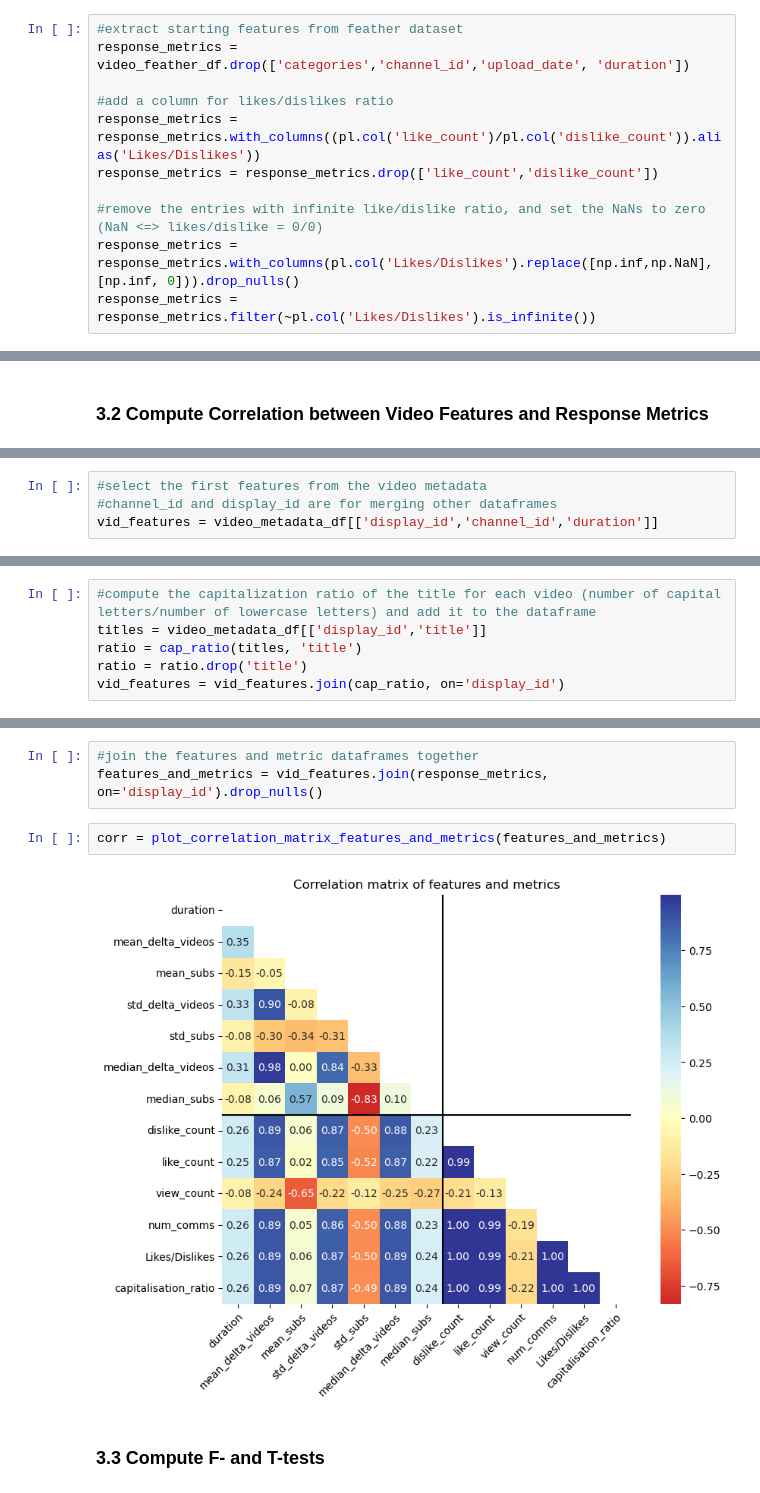
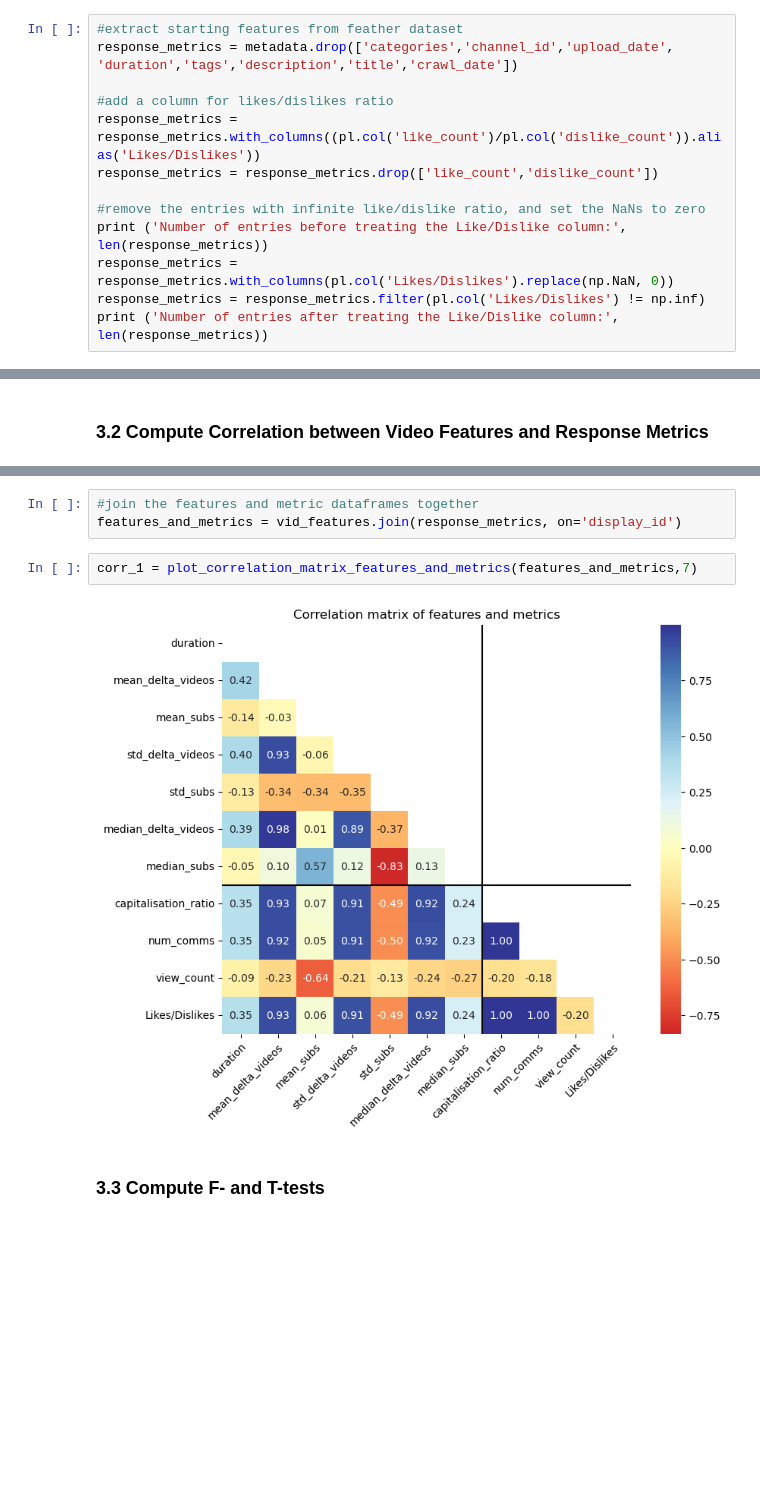
Before and after one commit to epfl-ada/ada-2024-project-lil0mohammadali, a Jupyter notebook: results.ipynb, the cells around one changed output, grey strips where cells are left out. Cells and saved outputs as stored; diff of their text form; blank space fills up the shorter version.

```diff
--- a/results.ipynb
+++ b/results.ipynb
@@ -463,12 +465,14 @@ inv_channel_dict = {v: k for k, v in channel_dict.items()}
 ### 3.1 Compute Public Response Metrics <a class="anchor" id="public_response-metrics"></a>
 # %%
 #extract starting features from feather dataset
-response_metrics = video_feather_df.drop(['categories','channel_id','upload_date', 'duration'])
+response_metrics = metadata.drop(['categories','channel_id','upload_date', 'duration','tags','description','title','crawl_date'])
 
 #add a column for likes/dislikes ratio
 response_metrics = response_metrics.with_columns((pl.col('like_count')/pl.col('dislike_count')).alias('Likes/Dislikes'))
 response_metrics = response_metrics.drop(['like_count','dislike_count'])
 
-#remove the entries with infinite like/dislike ratio, and set the NaNs to zero (NaN <=> likes/dislike = 0/0)
-response_metrics = response_metrics.with_columns(pl.col('Likes/Dislikes').replace([np.inf,np.NaN], [np.inf, 0])).drop_nulls()
-response_metrics = response_metrics.filter(~pl.col('Likes/Dislikes').is_infinite())
+#remove the entries with infinite like/dislike ratio, and set the NaNs to zero
+print ('Number of entries before treating the Like/Dislike column:', len(response_metrics))
+response_metrics = response_metrics.with_columns(pl.col('Likes/Dislikes').replace(np.NaN, 0))
+response_metrics = response_metrics.filter(pl.col('Likes/Dislikes') != np.inf)
+print ('Number of entries after treating the Like/Dislike column:', len(response_metrics))
@@ -513,4 +499,0 @@ timeseries_corr = plot_correlation_matrix(timeseries_df, 'Correlation matrix for
-# %%
-#select the first features from the video metadata
-#channel_id and display_id are for merging other dataframes
-vid_features = video_metadata_df[['display_id','channel_id','duration']]
@@ -527,6 +499,0 @@ vid_features = vid_features.drop('channel_id')
-# %%
-#compute the capitalization ratio of the title for each video (number of capital letters/number of lowercase letters) and add it to the dataframe
-titles = video_metadata_df[['display_id','title']]
-ratio = cap_ratio(titles, 'title')
-ratio = ratio.drop('title')
-vid_features = vid_features.join(cap_ratio, on='display_id')
@@ -535,10 +500,10 @@ TypeError: 'DataFrame' object is not callable
 # %%
 #join the features and metric dataframes together
-features_and_metrics = vid_features.join(response_metrics, on='display_id').drop_nulls()
+features_and_metrics = vid_features.join(response_metrics, on='display_id')
 # %%
-corr = plot_correlation_matrix_features_and_metrics(features_and_metrics)
+corr_1 = plot_correlation_matrix_features_and_metrics(features_and_metrics,7)
 # %% [output]
-[figure, old version]
+[figure, new version]
 # %% [markdown]
 ### 3.3 Compute F- and T-tests <a class="anchor" id="public_response-ttest"></a>
 # %% [markdown]
```
Also changed, not shown: parts of 18 cells of this notebook, 1 other file.
